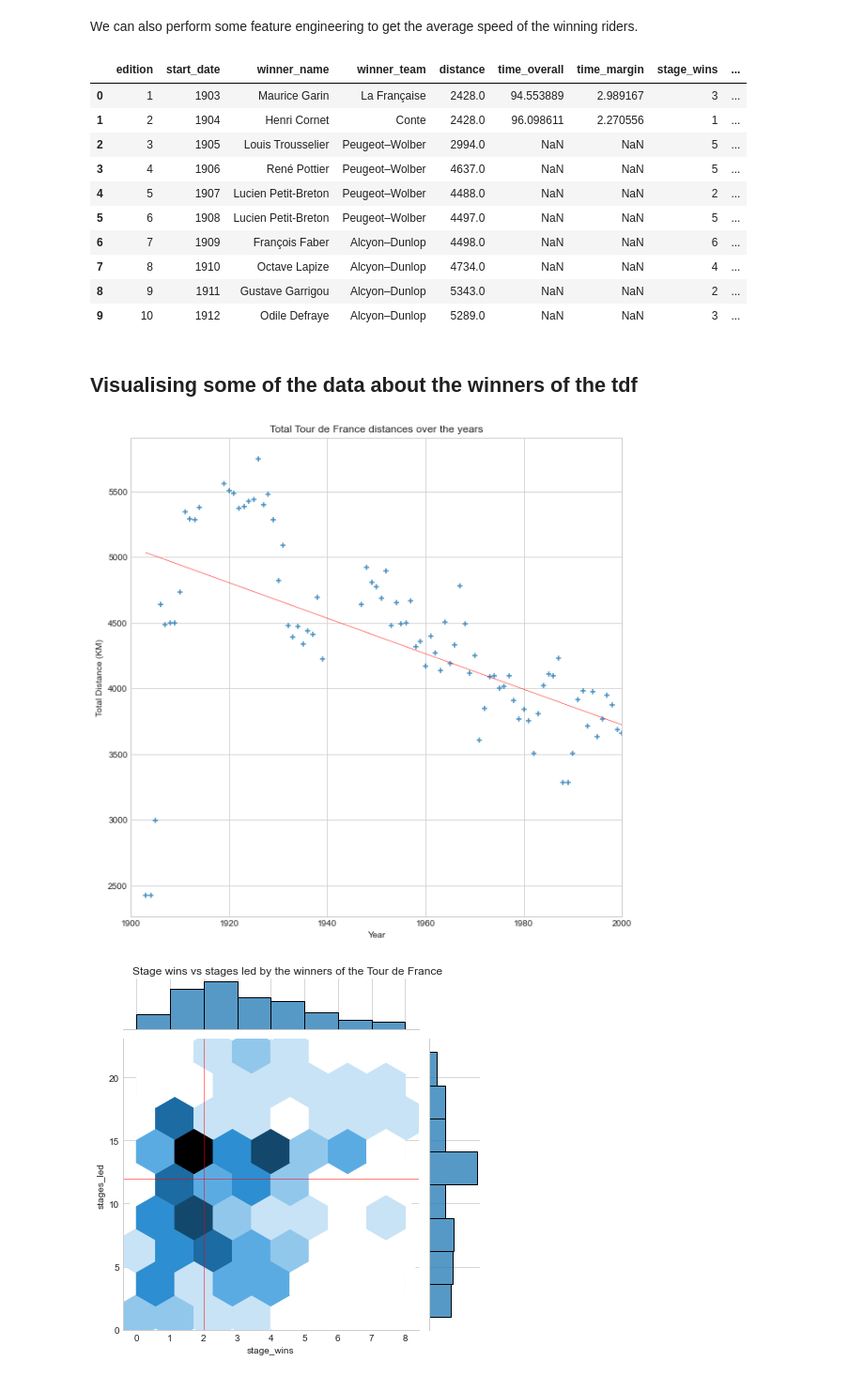
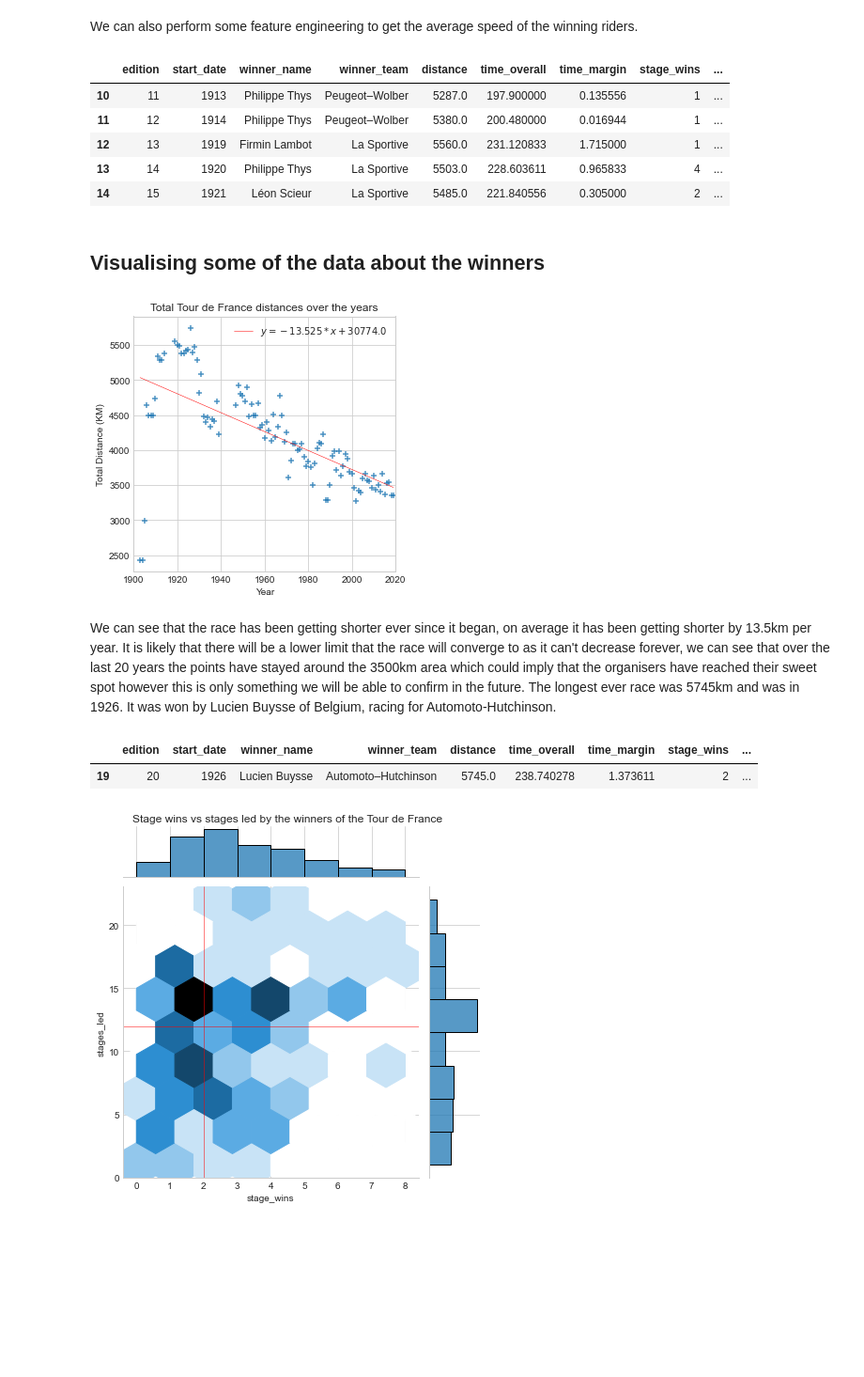
Before and after one commit to mbarnax/tdf-analysis-viz, a Jupyter notebook: tour-de-france.ipynb, the cells around one changed output. Shown at 94% size. Drawn from its saved outputs; the diff is of its cells as text; code cells hidden in the pictures; blank space fills up the shorter version.

```diff
--- a/tour-de-france.ipynb
+++ b/tour-de-france.ipynb
@@ -102,18 +105,13 @@ winners['start_date'] = winners['start_date'].str[0:4].astype(int)
 We can also perform some feature engineering to get the average speed of the winning riders.
 # %%
 winners['average_speed'] = winners['distance'] / winners['time_overall']
-winners.head(10)
+winners[10:15]
 # %% [output]
 |  | edition | start_date | winner_name | winner_team | distance | time_overall | time_margin | stage_wins | ... |
-| 0 | 1 | 1903 | Maurice Garin | La Française | 2428.0 | 94.553889 | 2.989167 | 3 | ... |
-| 1 | 2 | 1904 | Henri Cornet | Conte | 2428.0 | 96.098611 | 2.270556 | 1 | ... |
-| 2 | 3 | 1905 | Louis Trousselier | Peugeot–Wolber | 2994.0 | NaN | NaN | 5 | ... |
-| 3 | 4 | 1906 | René Pottier | Peugeot–Wolber | 4637.0 | NaN | NaN | 5 | ... |
-| 4 | 5 | 1907 | Lucien Petit-Breton | Peugeot–Wolber | 4488.0 | NaN | NaN | 2 | ... |
-| 5 | 6 | 1908 | Lucien Petit-Breton | Peugeot–Wolber | 4497.0 | NaN | NaN | 5 | ... |
-| 6 | 7 | 1909 | François Faber | Alcyon–Dunlop | 4498.0 | NaN | NaN | 6 | ... |
-| 7 | 8 | 1910 | Octave Lapize | Alcyon–Dunlop | 4734.0 | NaN | NaN | 4 | ... |
-| 8 | 9 | 1911 | Gustave Garrigou | Alcyon–Dunlop | 5343.0 | NaN | NaN | 2 | ... |
-| 9 | 10 | 1912 | Odile Defraye | Alcyon–Dunlop | 5289.0 | NaN | NaN | 3 | ... |
+| 10 | 11 | 1913 | Philippe Thys | Peugeot–Wolber | 5287.0 | 197.900000 | 0.135556 | 1 | ... |
+| 11 | 12 | 1914 | Philippe Thys | Peugeot–Wolber | 5380.0 | 200.480000 | 0.016944 | 1 | ... |
+| 12 | 13 | 1919 | Firmin Lambot | La Sportive | 5560.0 | 231.120833 | 1.715000 | 1 | ... |
+| 13 | 14 | 1920 | Philippe Thys | La Sportive | 5503.0 | 228.603611 | 0.965833 | 4 | ... |
+| 14 | 15 | 1921 | Léon Scieur | La Sportive | 5485.0 | 221.840556 | 0.305000 | 2 | ... |
 # %% [markdown]
-## Visualising some of the data about the winners of the tdf
+## Visualising some of the data about the winners
@@ -120,14 +120,26 @@ winners.head(10)
 # %%
 # Year vs distance
 plt.style.use('seaborn-whitegrid')
-fig, ax = plt.subplots(figsize=(10,10))
-sns.regplot(x=winners['start_date'],y=winners['distance'], marker='+', ci=None, line_kws = {'color': 'red', 'lw':0.5})
-ax.set_xlim([1900, 2000]);
+fig, ax = plt.subplots(figsize=(5,5))
+
+slope, intercept, r_value, pv, se = stats.linregress(winners['start_date'], winners['distance'])
+sns.regplot(x=winners['start_date'],y=winners['distance'], marker='+', ci=None,
+            line_kws = {'color': 'red', 'lw':0.5, 'label':'$y=%3.7s*x+%3.7s$'%(slope, intercept)})
+
+ax.set_xlim([1900, 2020]);
+ax.legend()
 ax.set(title='Total Tour de France distances over the years',
        xlabel='Year',
        ylabel='Total Distance (KM)');
 # %% [output]
-[figure, old version]
+[figure, new version]
+# %% [markdown]
+We can see that the race has been getting shorter ever since it began, on average it has been getting shorter by 13.5km per year. It is likely that there will be a lower limit that the race will converge to as it can't decrease forever, we can see that over the last 20 years the points have stayed around the 3500km area which could imply that the organisers have reached their sweet spot however this is only something we will be able to confirm in the future. The longest ever race was 5745km and was in 1926. It was won by Lucien Buysse of Belgium, racing for Automoto-Hutchinson.
+# %%
+winners[winners['distance']==winners['distance'].max()]
+# %% [output]
+|  | edition | start_date | winner_name | winner_team | distance | time_overall | time_margin | stage_wins | ... |
+| 19 | 20 | 1926 | Lucien Buysse | Automoto–Hutchinson | 5745.0 | 238.740278 | 1.373611 | 2 | ... |
 # %%
 # Now lets look at number of stage wins & stages led, remember a rider can win GC without winning a stage.
 ax = sns.jointplot(x=winners['stage_wins'],
```
Also changed, not shown: parts of 23 cells of this notebook.
